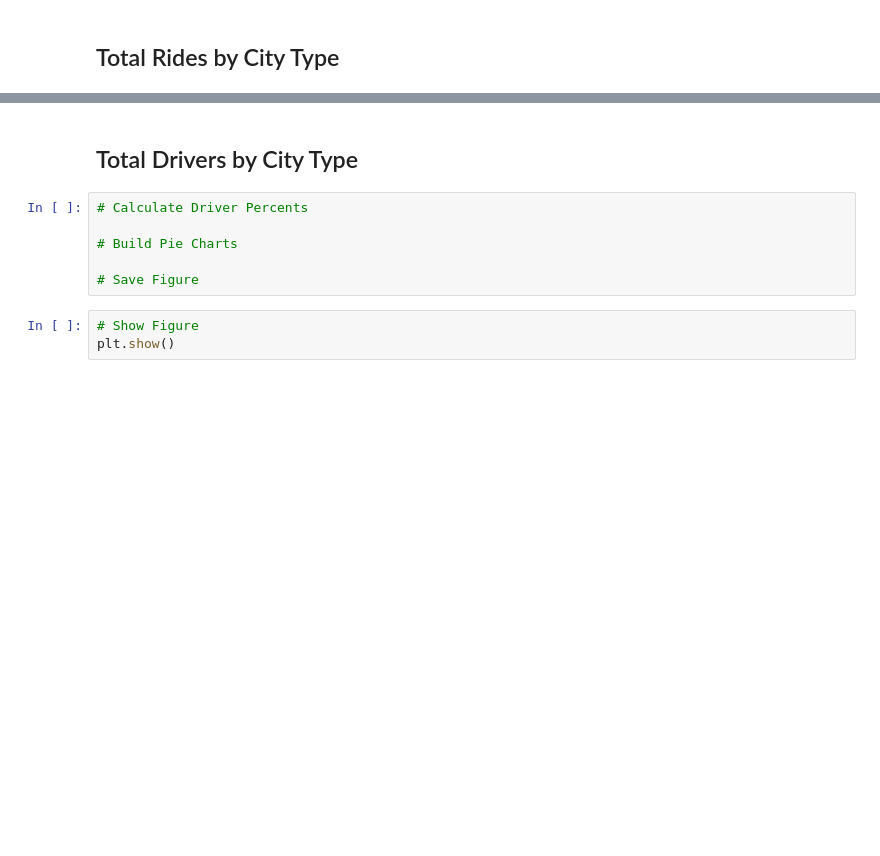
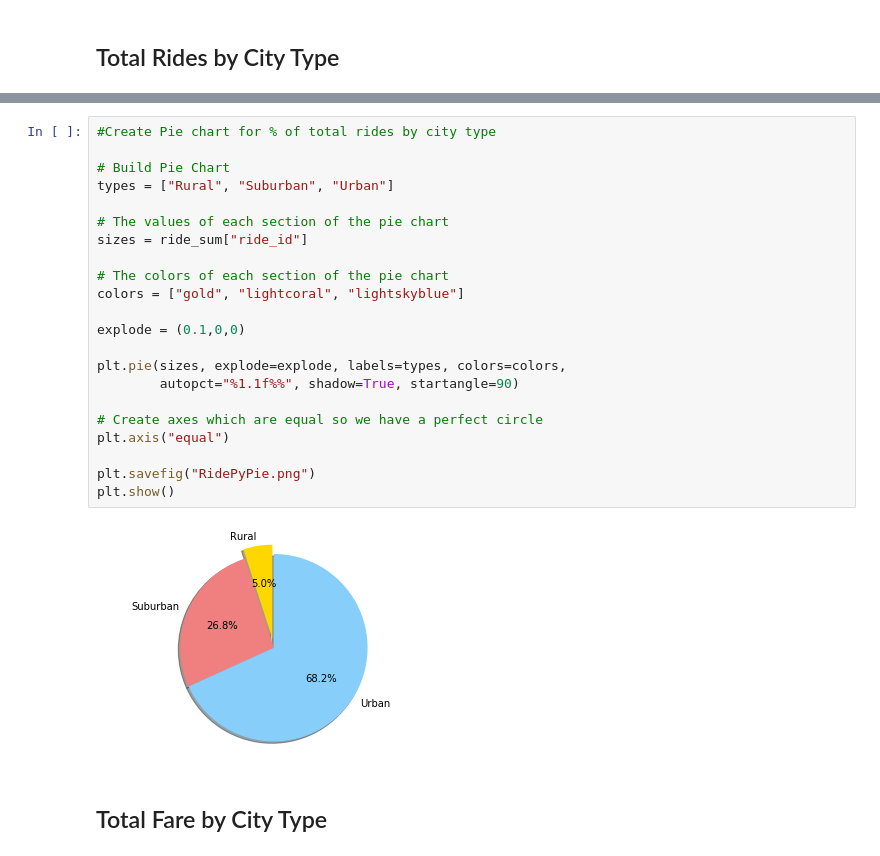
Before and after one commit to KristiBischoff/Start-Up-Analysis-with-Python-Matplotlib, a Jupyter notebook: RideSharingStartupAnalysis.ipynb, the cells around one changed output, grey strips where cells are left out. Saved outputs shown, nothing was run; the diff lists cells and outputs as text; blank space fills up the shorter version.

```diff
--- a/RideSharingStartupAnalysis.ipynb
+++ b/RideSharingStartupAnalysis.ipynb
@@ -287,11 +289,26 @@ plt.show()
+# %%
+#Create Pie chart for % of total rides by city type
+
+# Build Pie Chart
+types = ["Rural", "Suburban", "Urban"]
+
+# The values of each section of the pie chart
+sizes = ride_sum["ride_id"]
+
+# The colors of each section of the pie chart
+colors = ["gold", "lightcoral", "lightskyblue"]
+
+explode = (0.1,0,0)
+
+plt.pie(sizes, explode=explode, labels=types, colors=colors,
+        autopct="%1.1f%%", shadow=True, startangle=90)
+
+# Create axes which are equal so we have a perfect circle
+plt.axis("equal")
+
+plt.savefig("RidePyPie.png")
+plt.show()
+# %% [output]
+[figure, added]
 # %% [markdown]
-## Total Drivers by City Type
+## Total Fare by City Type
-# %%
-# Calculate Driver Percents
-
-# Build Pie Charts
-
-# Save Figure
-# %%
-# Show Figure
-plt.show()
```
Also changed, not shown: parts of 8 cells of this notebook, 4 other files.
